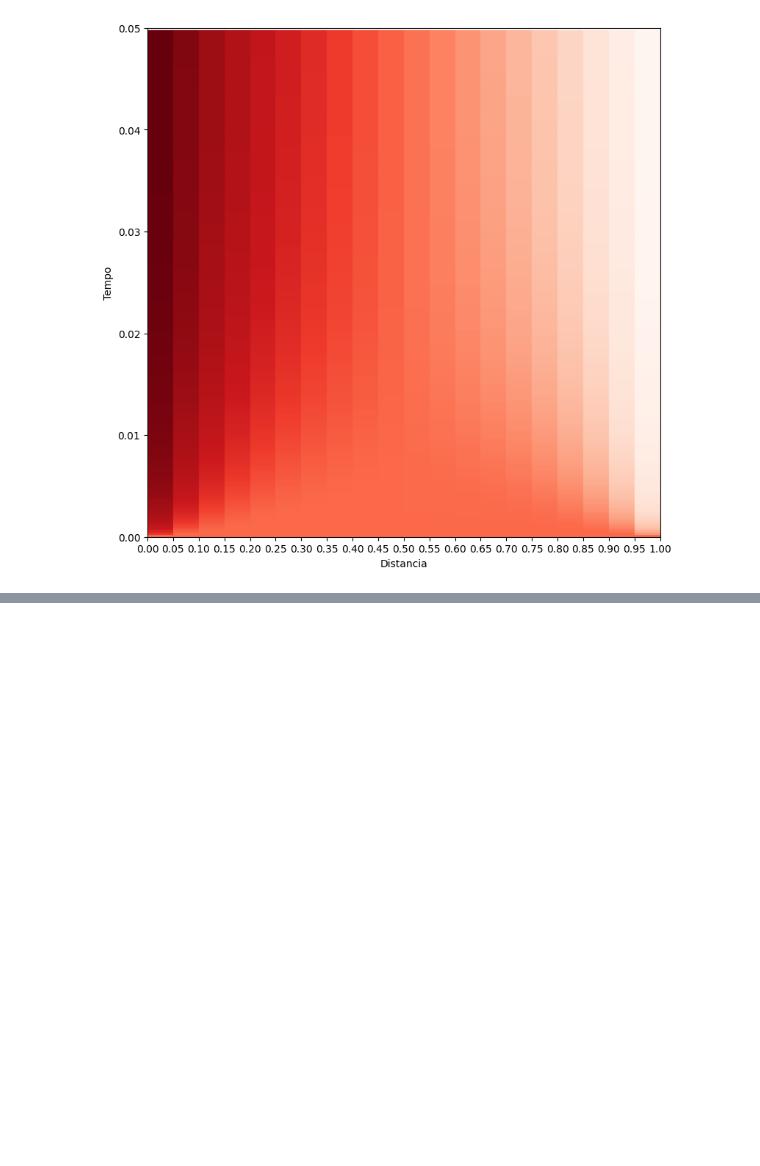
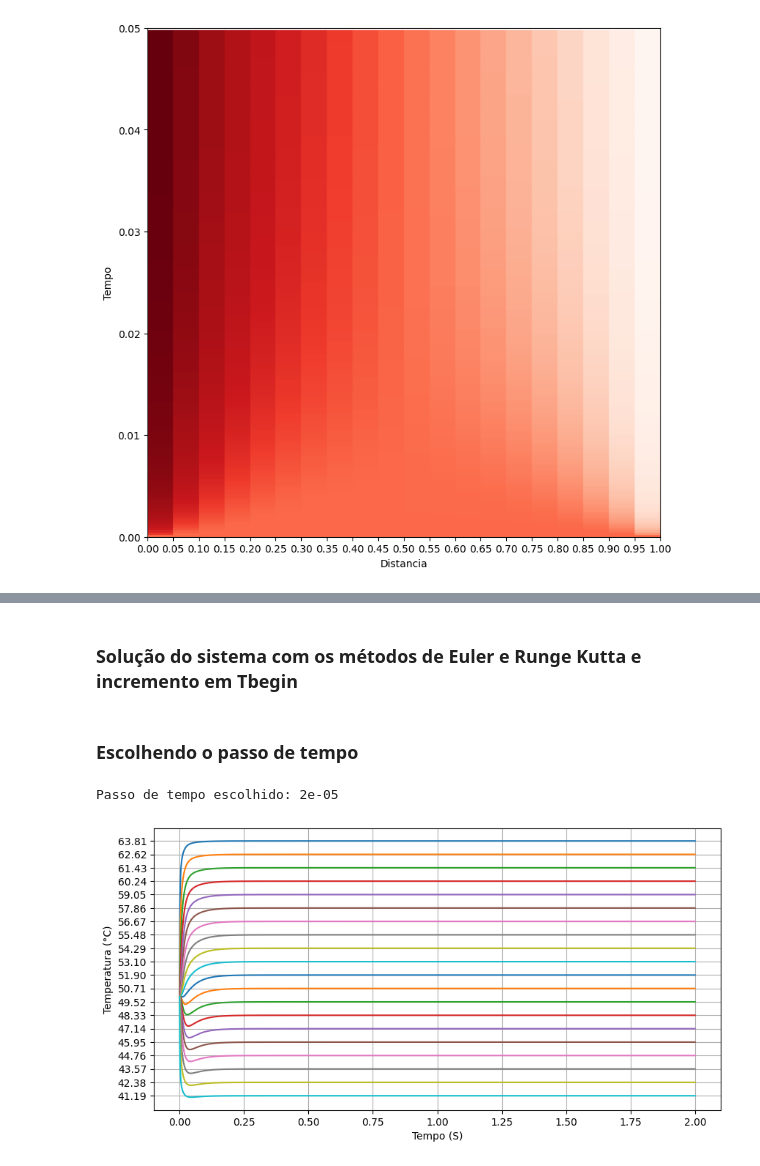
Before and after one commit to AlisonTristao/calculo_numeric, a Jupyter notebook: trabalho_2/atividade_2/main.ipynb, the cells around one changed output, grey strips where cells are left out. Cells and saved outputs as stored; diff of their text form; code cells hidden in the pictures; blank space fills up the shorter version.

```diff
--- a/trabalho_2/atividade_2/main.ipynb
+++ b/trabalho_2/atividade_2/main.ipynb
@@ -115,6 +115,18 @@ def solver(t, t_end, dt, step_method):
         t = step_method(t, dt)
 
     return T_history.T
+
+def solver_with_increment(t, t_end, dt, step_method, time_increment):
+    time_steps = int(t_end / dt)
+    T_history = np.zeros((time_steps, N))
+
+    for i in range(time_steps):
+        if i % time_increment == 0:
+            BC[0] += 5
+        T_history[i] = t
+        t = step_method(t, dt)
+
+    return T_history.T
 # %% [markdown]
 ### Escolhendo o passo de tempo
 # %%
@@ -184,0 +204,19 @@ plot_grid(result, step)
+# %% [markdown]
+### Solução do sistema com os métodos de Euler e Runge Kutta e incremento em Tbegin
+# %% [markdown]
+### Escolhendo o passo de tempo
+# %%
+time_simulation = 2
+step = time_simulation/100000
+
+print("Passo de tempo escolhido:", step)
+# %% [output]
+Passo de tempo escolhido: 2e-05
+# %%
+result_euler_with_incr = solver_with_increment(np.full(N, t0, dtype=np.float64), time_simulation, step, euler_step, 10000)
+result_runge_with_incr = solver_with_increment(np.full(N, t0, dtype=np.float64), time_simulation, step, runge_kutta_step, 10000)
+# %%
+plot_line(result_euler_with_incr, step)
+#plot_grid(result_euler_with_incr, step)
+# %% [output]
+[figure, added]
```
Also changed, not shown: parts of 7 cells of this notebook.
